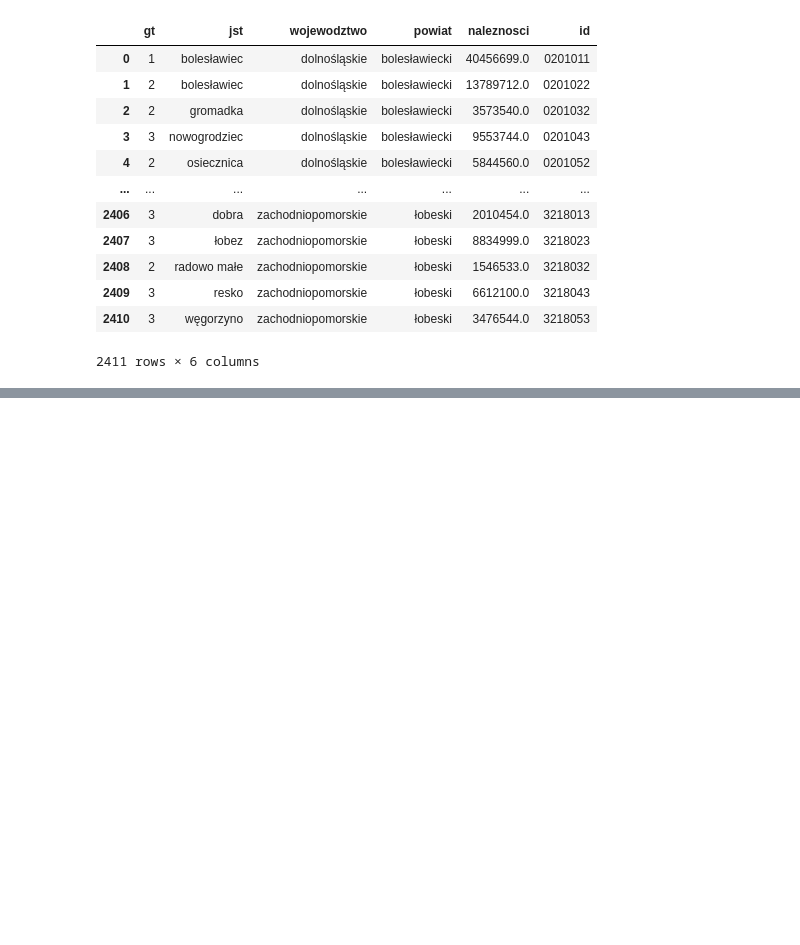
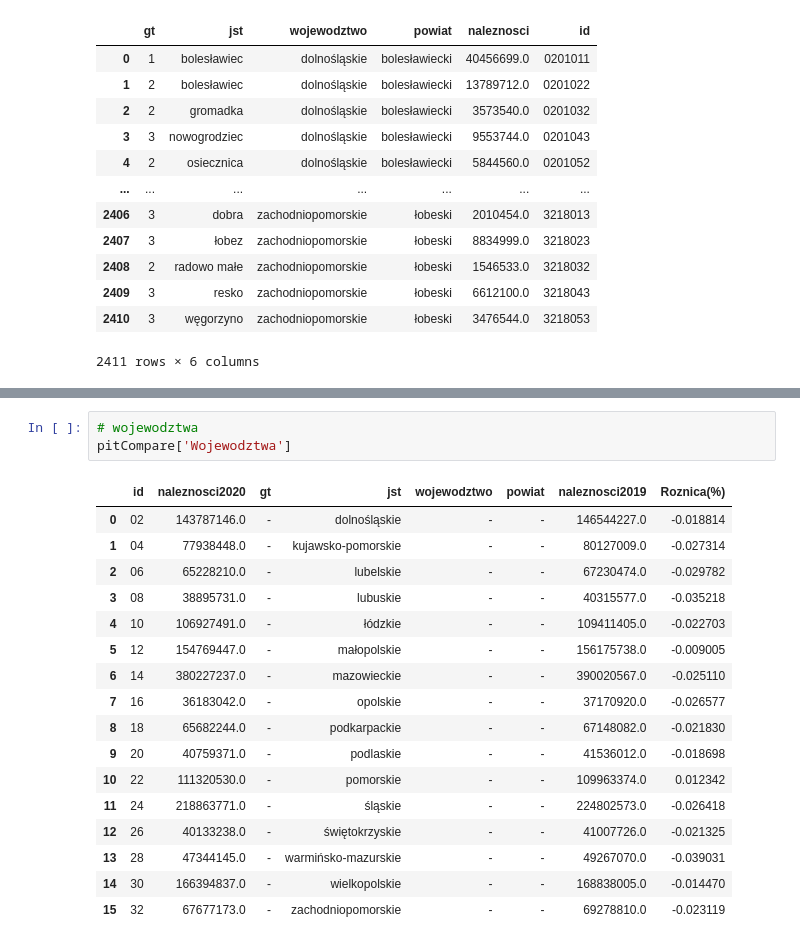
Before and after one commit to RabDou44/NYPD-finalAssignment, a Jupyter notebook: TASK1.ipynb, the cells around one changed output, grey strips where cells are left out. Cells and saved outputs as stored; diff of their text form; blank space fills up the shorter version.

```diff
--- a/TASK1.ipynb
+++ b/TASK1.ipynb
@@ -71,0 +107,21 @@ resGminy
+# %%
+# wojewodztwa
+pitCompare['Wojewodztwa']
+# %% [output]
+|  | id | naleznosci2020 | gt | jst | wojewodztwo | powiat | naleznosci2019 | Roznica(%) |
+| 0 | 02 | 143787146.0 | - | dolnośląskie | - | - | 146544227.0 | -0.018814 |
+| 1 | 04 | 77938448.0 | - | kujawsko-pomorskie | - | - | 80127009.0 | -0.027314 |
+| 2 | 06 | 65228210.0 | - | lubelskie | - | - | 67230474.0 | -0.029782 |
+| 3 | 08 | 38895731.0 | - | lubuskie | - | - | 40315577.0 | -0.035218 |
+| 4 | 10 | 106927491.0 | - | łódzkie | - | - | 109411405.0 | -0.022703 |
+| 5 | 12 | 154769447.0 | - | małopolskie | - | - | 156175738.0 | -0.009005 |
+| 6 | 14 | 380227237.0 | - | mazowieckie | - | - | 390020567.0 | -0.025110 |
+| 7 | 16 | 36183042.0 | - | opolskie | - | - | 37170920.0 | -0.026577 |
+| 8 | 18 | 65682244.0 | - | podkarpackie | - | - | 67148082.0 | -0.021830 |
+| 9 | 20 | 40759371.0 | - | podlaskie | - | - | 41536012.0 | -0.018698 |
+| 10 | 22 | 111320530.0 | - | pomorskie | - | - | 109963374.0 | 0.012342 |
+| 11 | 24 | 218863771.0 | - | śląskie | - | - | 224802573.0 | -0.026418 |
+| 12 | 26 | 40133238.0 | - | świętokrzyskie | - | - | 41007726.0 | -0.021325 |
+| 13 | 28 | 47344145.0 | - | warmińsko-mazurskie | - | - | 49267070.0 | -0.039031 |
+| 14 | 30 | 166394837.0 | - | wielkopolskie | - | - | 168838005.0 | -0.014470 |
+| 15 | 32 | 67677173.0 | - | zachodniopomorskie | - | - | 69278810.0 | -0.023119 |
```
Also changed, not shown: parts of 11 cells of this notebook, 5 other files.
